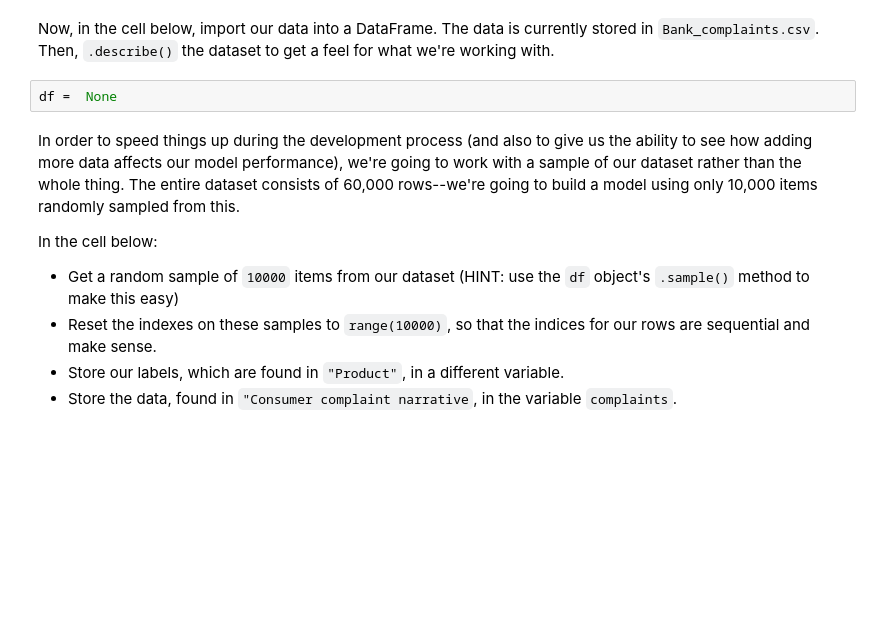
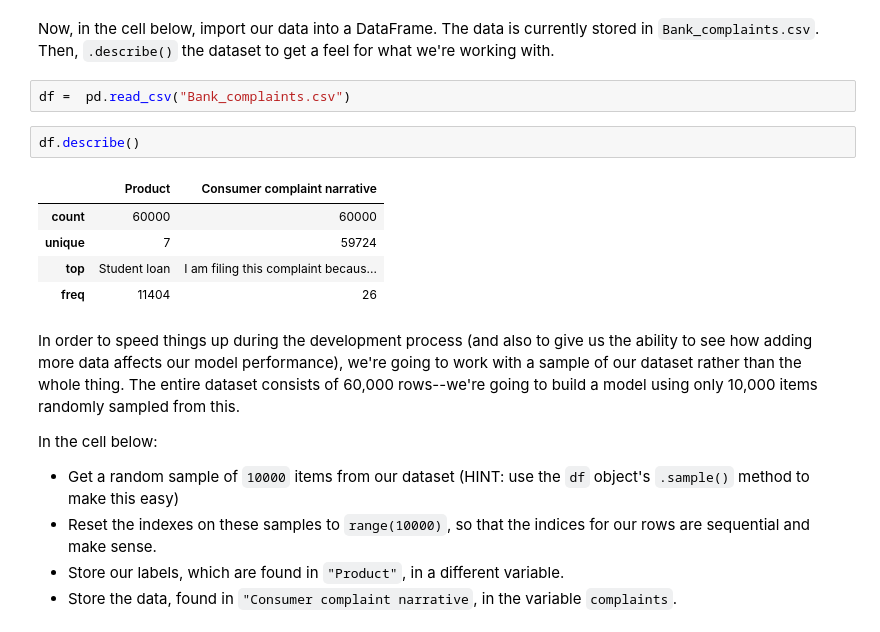
Before and after one commit to viyarlagadda/ds-nn-regularization-lab, a Jupyter notebook: index.ipynb, the cells around one changed output. Drawn from its saved outputs; the diff is of its cells as text; blank space fills up the shorter version.

```diff
--- a/index.ipynb
+++ b/index.ipynb
@@ -41,8 +61,16 @@ random.seed(0)
 # %% [markdown]
 Now, in the cell below, import our data into a DataFrame.  The data is currently stored in `Bank_complaints.csv`.
 Then, `.describe()` the dataset to get a feel for what we're working with.
+# %%
+df =  pd.read_csv("Bank_complaints.csv")
 # %%
-df =  None
+df.describe()
+# %% [output]
+|  | Product | Consumer complaint narrative |
+| count | 60000 | 60000 |
+| unique | 7 | 59724 |
+| top | Student loan | I am filing this complaint becaus... |
+| freq | 11404 | 26 |
 # %% [markdown]
 In order to speed things up during the development process (and also to give us the ability to see how adding more data affects our model performance), we're going to work with a sample of our dataset rather than the whole thing.  The entire dataset consists of 60,000 rows--we're going to build a model using only 10,000 items randomly sampled from this.
 
```
Also changed, not shown: parts of 61 cells of this notebook.
